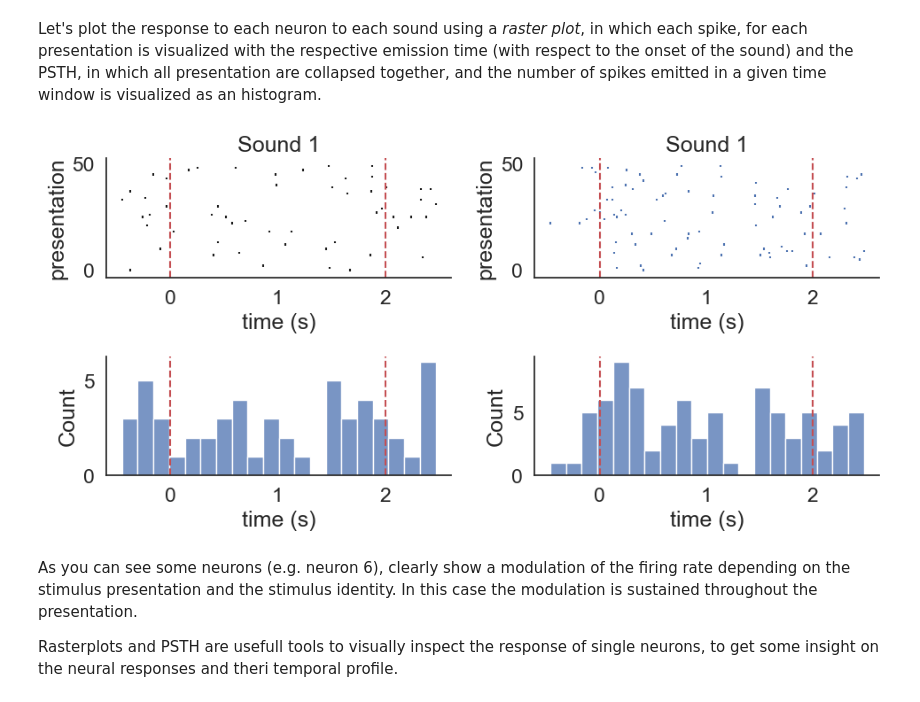
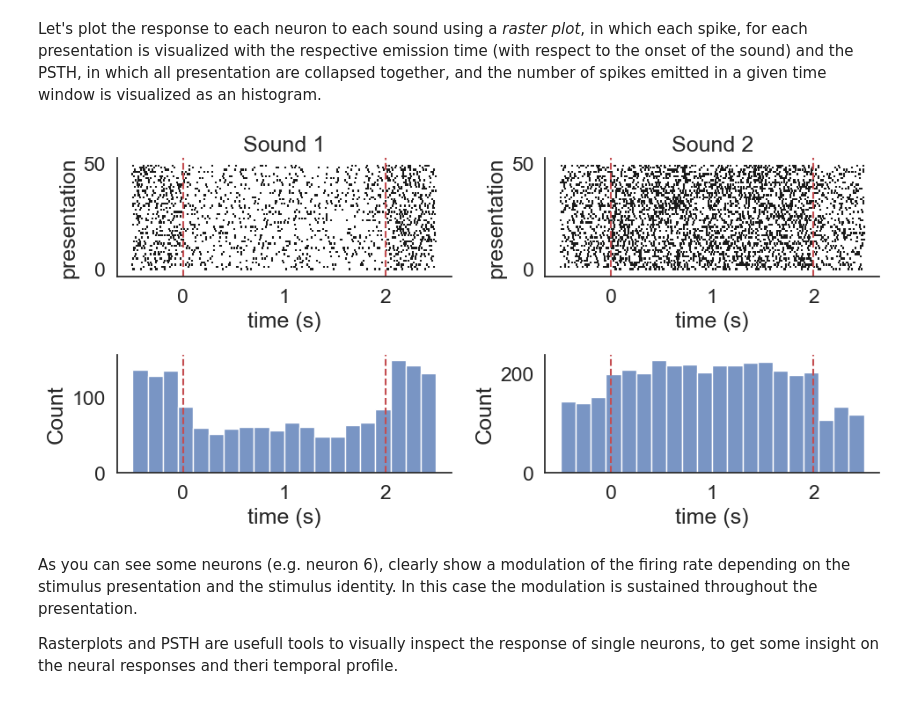
Before and after one commit to neural-data-science-course/single-cell-analysis, a Jupyter notebook: 01-tuning-curves/tuning-curves.ipynb, the cells around one changed output. Cells and saved outputs as stored; diff of their text form; code cells hidden in the pictures.

```diff
--- a/01-tuning-curves/tuning-curves.ipynb
+++ b/01-tuning-curves/tuning-curves.ipynb
@@ -138,7 +138,7 @@ for cell_spikes in spike_times:
 # %% [markdown]
 Let's plot the response to each neuron to each sound using a *raster plot*, in which each spike, for each presentation is visualized with the respective emission time (with respect to the onset of the sound) and the PSTH, in which all presentation are collapsed together, and the number of spikes emitted in a given time window is visualized as an histogram.
 # %%
-neuron = 1 # neuron to plot
+neuron = 6 # neuron to plot
 
 
 psth_spikes_stim1 = [item for sublist in aligned_spikes_stim1[neuron] for item in sublist]
@@ -149,36 +149,36 @@ plt.figure(figsize=(10,5))
 plt.subplot(2,2,1)
 plt.title('Sound 1')
 plt.eventplot(aligned_spikes_stim1[neuron],color='k');
 plt.axvline(x=0,linestyle='--',c='r')
 plt.axvline(x=2,linestyle='--',c='r')
 plt.xlabel('time (s)')
 plt.ylabel('presentation')
 
 plt.subplot(2,2,2)
-plt.title('Sound 1')
-plt.eventplot(aligned_spikes_stim2[neuron]);
+plt.title('Sound 2')
+plt.eventplot(aligned_spikes_stim2[neuron],color='k');
 plt.axvline(x=0,linestyle='--',c='r')
 plt.axvline(x=2,linestyle='--',c='r')
 plt.xlabel('time (s)')
 plt.ylabel('presentation')
 
 plt.subplot(2,2,3)
 sns.histplot(psth_spikes_stim1,bins=20)
 plt.axvline(x=0,linestyle='--',c='r')
 plt.axvline(x=2,linestyle='--',c='r')
 plt.xlabel('time (s)')
 
 
 plt.subplot(2,2,4)
 sns.histplot(psth_spikes_stim2,bins=20)
 plt.axvline(x=0,linestyle='--',c='r')
 plt.axvline(x=2,linestyle='--',c='r')
 plt.xlabel('time (s)')
 
 
 plt.tight_layout()
 # %% [output]
-[figure, old version]
+[figure, new version]
 # %% [markdown]
 As you can see some neurons (e.g. neuron 6), clearly show a modulation of the firing rate depending on the stimulus presentation and the stimulus identity. In this case the modulation is sustained throughout the presentation.
 
```
Also changed, not shown: parts of 8 cells of this notebook.
